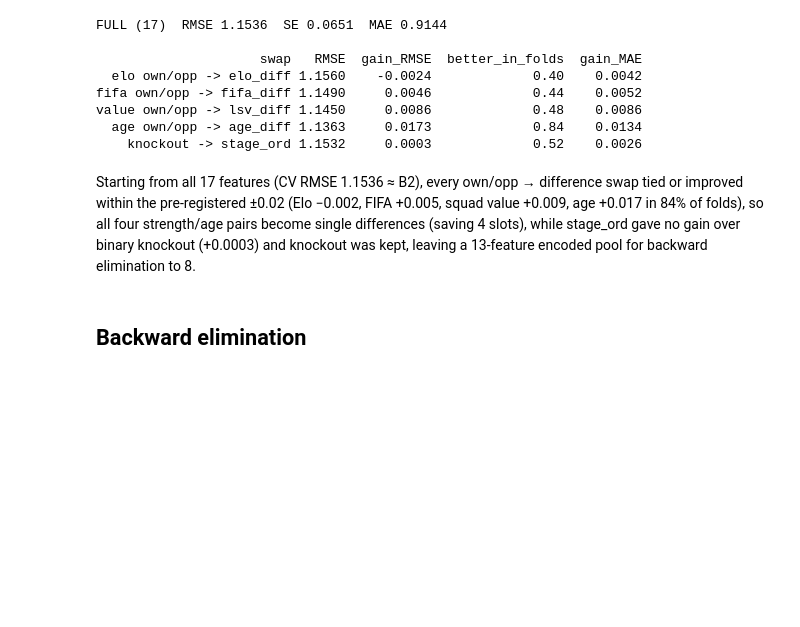
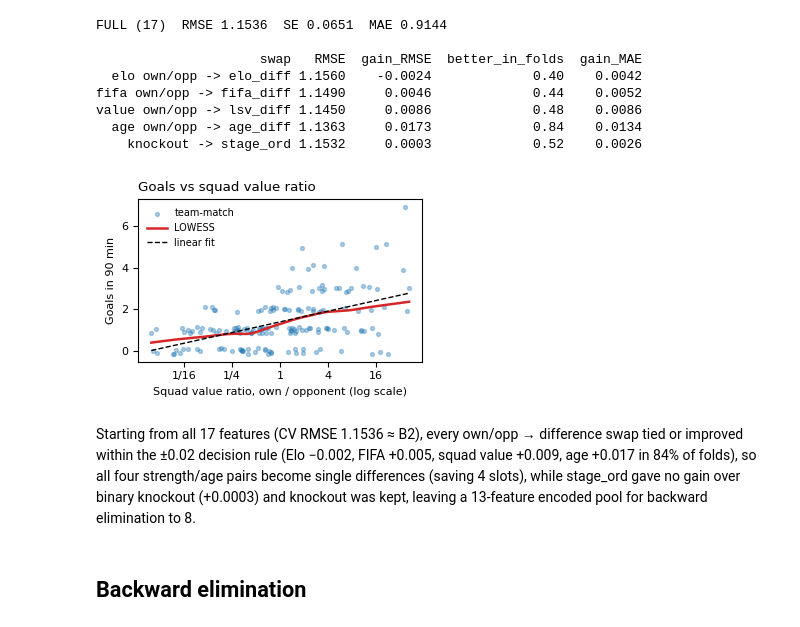
Before and after one commit to birat-timsina/HIT140_Group81, a Jupyter notebook: Assignment-3/Obj2.2/Obj2.2_model.ipynb, the cells around one changed output. Drawn from its saved outputs; the diff is of its cells as text; code cells hidden in the pictures; blank space fills up the shorter version.

Commit message:
Obj2.2: fix run order (fig cell after lsv_diff), correct 12 markdown claims to match outputs, remove 'pre-registered', add data notebook + dataset; all key numbers verified unchanged

```diff
--- a/Assignment-3/Obj2.2/Obj2.2_model.ipynb
+++ b/Assignment-3/Obj2.2/Obj2.2_model.ipynb
@@ -644,8 +670,41 @@ fifa own/opp -> fifa_diff 1.1490     0.0046             0.44    0.0052
 value own/opp -> lsv_diff 1.1450     0.0086             0.48    0.0086
   age own/opp -> age_diff 1.1363     0.0173             0.84    0.0134
     knockout -> stage_ord 1.1532     0.0003             0.52    0.0026
+# %%
+
+# lowess(y, x, frac) = local weighted regression; returns an (n, 2) array of x-sorted (x, fitted y)
+
+d = train[["lsv_diff", "goals_90"]].dropna()
+rng = np.random.default_rng(0)                 # seeded RNG, so the jitter is identical on every rerun
+jit = rng.uniform(-0.15, 0.15, len(d))         # vertical jitter only: separates stacked integer goals
+
+fit = lowess(d.goals_90, d.lsv_diff, frac=0.5) # frac = share of points in each local fit; 0.5 = smooth, resists edge swings
+b1, b0 = np.polyfit(d.lsv_diff, d.goals_90, 1) # straight-line fit (slope, intercept), for comparison
+
+with plt.rc_context({"font.size": 8}):          # local: ~matches 10pt body text once placed in Word
+    fig, ax = plt.subplots(figsize=(3.4, 2.4))     # inches; half of an A4 text width
+    ax.scatter(d.lsv_diff, d.goals_90 + jit, s=8, alpha=0.35, color="tab:blue", label="team-match")
+    ax.plot(fit[:, 0], fit[:, 1], color="tab:red", lw=1.8, label="LOWESS")
+    xs = np.linspace(d.lsv_diff.min(), d.lsv_diff.max(), 50)
+    ax.plot(xs, b0 + b1 * xs, "k--", lw=1, label="linear fit")
+
+    # x-axis in plain words: lsv_diff = ln(own/opp), so tick at squad-value ratios
+    ratios = {"1/16": 1/16, "1/4": 1/4, "1": 1, "4": 4, "16": 16}
+    keep = {k: np.log(v) for k, v in ratios.items()
+            if d.lsv_diff.min() <= np.log(v) <= d.lsv_diff.max()}
+    ax.set_xticks(list(keep.values()), labels=list(keep.keys()))
+
+    ax.set_xlabel("Squad value ratio, own / opponent (log scale)")
+    ax.set_ylabel("Goals in 90 min")
+    ax.set_title(f"Goals vs squad value ratio", loc="left")
+    ax.legend(frameon=False, fontsize=7)
+    fig.tight_layout()
+    fig.savefig("fig_A_lsv.png", dpi=300, bbox_inches="tight")  # 300 dpi = print quality in Word
+    plt.show()
+# %% [output]
+[figure, added]
 # %% [markdown]
-Starting from all 17 features (CV RMSE 1.1536 ≈ B2), every own/opp → difference swap tied or improved within the pre-registered ±0.02 (Elo −0.002, FIFA +0.005, squad value +0.009, age +0.017 in 84% of folds), so all four strength/age pairs become single differences (saving 4 slots), while stage_ord gave no gain over binary knockout (+0.0003) and knockout was kept, leaving a 13-feature encoded pool for backward elimination to 8.
+Starting from all 17 features (CV RMSE 1.1536 ≈ B2), every own/opp → difference swap tied or improved within the ±0.02 decision rule (Elo −0.002, FIFA +0.005, squad value +0.009, age +0.017 in 84% of folds), so all four strength/age pairs become single differences (saving 4 slots), while stage_ord gave no gain over binary knockout (+0.0003) and knockout was kept, leaving a 13-feature encoded pool for backward elimination to 8.
 # %% [markdown]
 ## Backward elimination
 # %%
```
Also changed, not shown: parts of 49 cells of this notebook, 1 other file.
